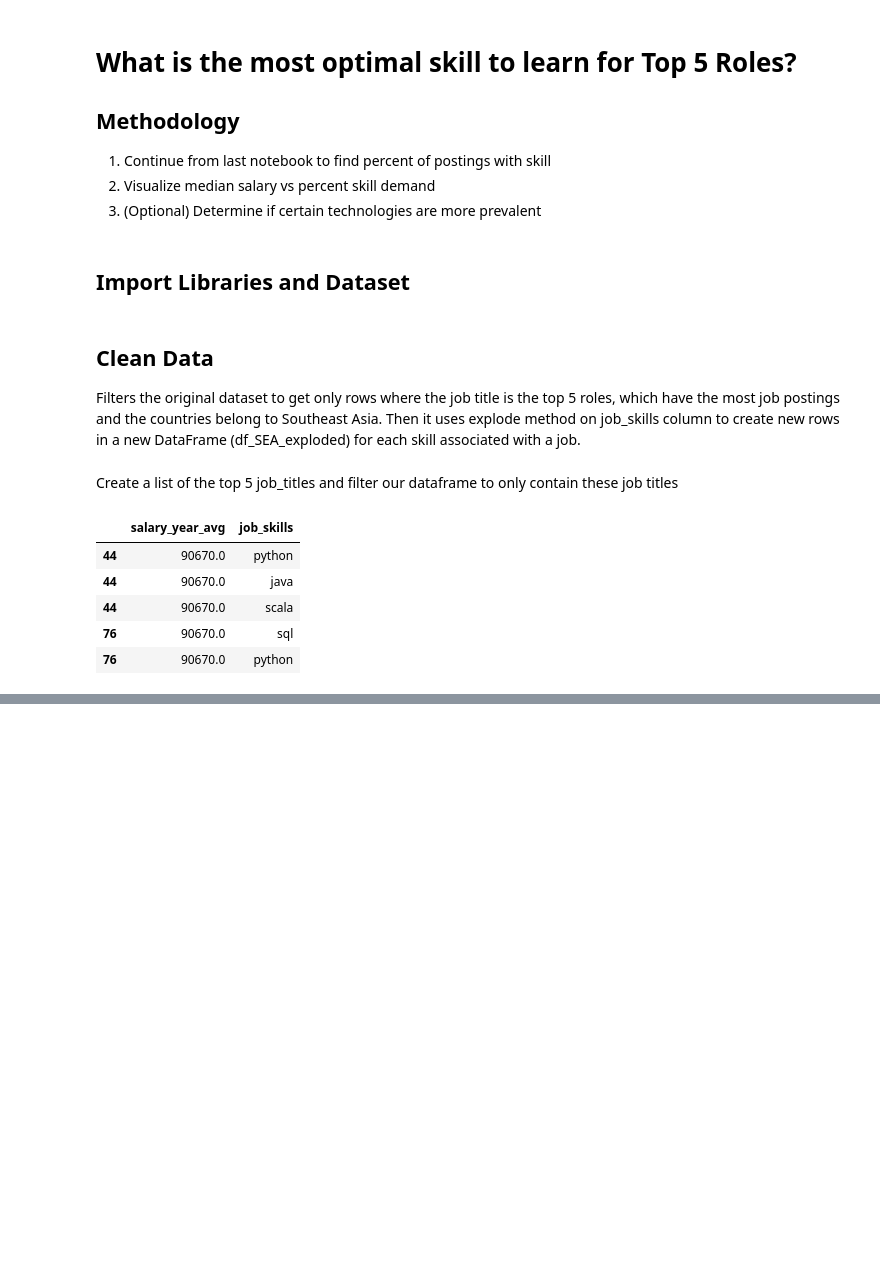
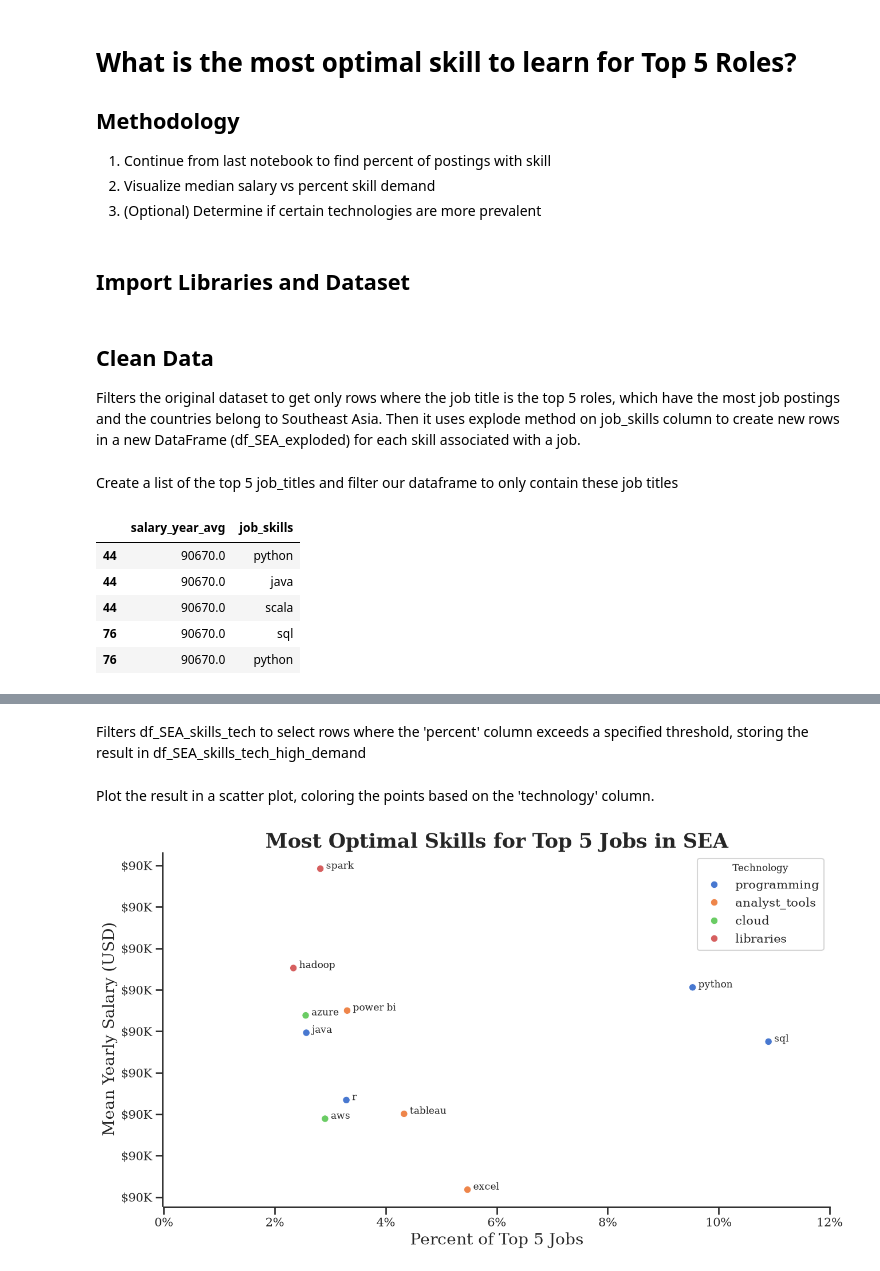
Before and after one commit to JohnnyQuant/Python_Data_Project, a Jupyter notebook: Project/5_Optimal_Skills.ipynb, the cells around one changed output, grey strips where cells are left out. Cells and saved outputs as stored; diff of their text form; code cells hidden in the pictures; blank space fills up the shorter version.

```diff
--- a/Project/5_Optimal_Skills.ipynb
+++ b/Project/5_Optimal_Skills.ipynb
@@ -67,0 +200,7 @@ df_SEA_exploded[['salary_year_avg', 'job_skills']].head(5)
+# %%
+# Turn dictionary into DataFrame
+df_tech = pd.DataFrame(list(tech_dict.items()), columns=['technology', 'skills'])
+
+df_tech = df_tech.explode('skills')
+
+df_tech
@@ -67,0 +223,5 @@ df_SEA_exploded[['salary_year_avg', 'job_skills']].head(5)
+# %%
+# Merge df_SEA_skills and df_tech
+df_SEA_skills_tech = df_SEA_skills.merge(df_tech, left_on='job_skills', right_on='skills')
+
+df_SEA_skills_tech
@@ -67,0 +241,57 @@ df_SEA_exploded[['salary_year_avg', 'job_skills']].head(5)
+# %% [markdown]
+Filters df_SEA_skills_tech to select rows where the 'percent' column exceeds a specified threshold, storing the result in df_SEA_skills_tech_high_demand
+# %%
+df_SEA_skills_tech_high_demand = df_SEA_skills_tech[df_SEA_skills_tech['skill_percent'] > skill_limit]
+# %% [markdown]
+Plot the result in a scatter plot, coloring the points based on the 'technology' column.
+# %%
+fig, ax = plt.subplots(figsize = (15, 8))
+
+sns.set_theme(
+                style='ticks'
+                , palette = 'muted'
+                , context="talk"
+                , font = 'serif'
+                , font_scale = 0.7)
+
+sns.scatterplot(
+                data=df_SEA_skills_tech_high_demand
+                , x = 'skill_percent'
+                , y = 'mean_salary'
+                , hue = 'technology')
+
+sns.despine(offset=2)
+
+# Set axis labels, title, and legend
+plt.title(
+            'Most Optimal Skills for Top 5 Jobs in SEA'
+            , fontdict={'fontsize': 25, 'fontweight': 'bold'})
+
+plt.xlabel(
+            'Percent of Top 5 Jobs'
+            , fontdict={'fontsize': 20}
+            , loc = 'center')
+
+plt.ylabel(
+            'Mean Yearly Salary (USD)'
+            , fontdict={'fontsize': 20})
+
+for index, txt in enumerate(df_SEA_skills_tech_high_demand['skills'].values):
+    plt.text(
+            df_SEA_skills_tech_high_demand['skill_percent'].iloc[index]
+            , df_SEA_skills_tech_high_demand['mean_salary'].iloc[index]
+            , "  " + txt)
+
+plt.gca().yaxis.set_major_formatter(plt.FuncFormatter(lambda y, _: f'${int(y/1000):,}K'))
+plt.gca().xaxis.set_major_formatter(PercentFormatter(decimals=0))
+
+plt.gca().tick_params(axis='x', labelsize = 15)
+plt.gca().tick_params(axis='y', labelsize = 15)
+
+plt.legend(
+            title='Technology'
+            , fontsize = 15)
+plt.xlim(0, 12)
+plt.show()
+# %% [output]
+[figure, added]
```
Also changed, not shown: parts of 12 cells of this notebook, 1 other file.
